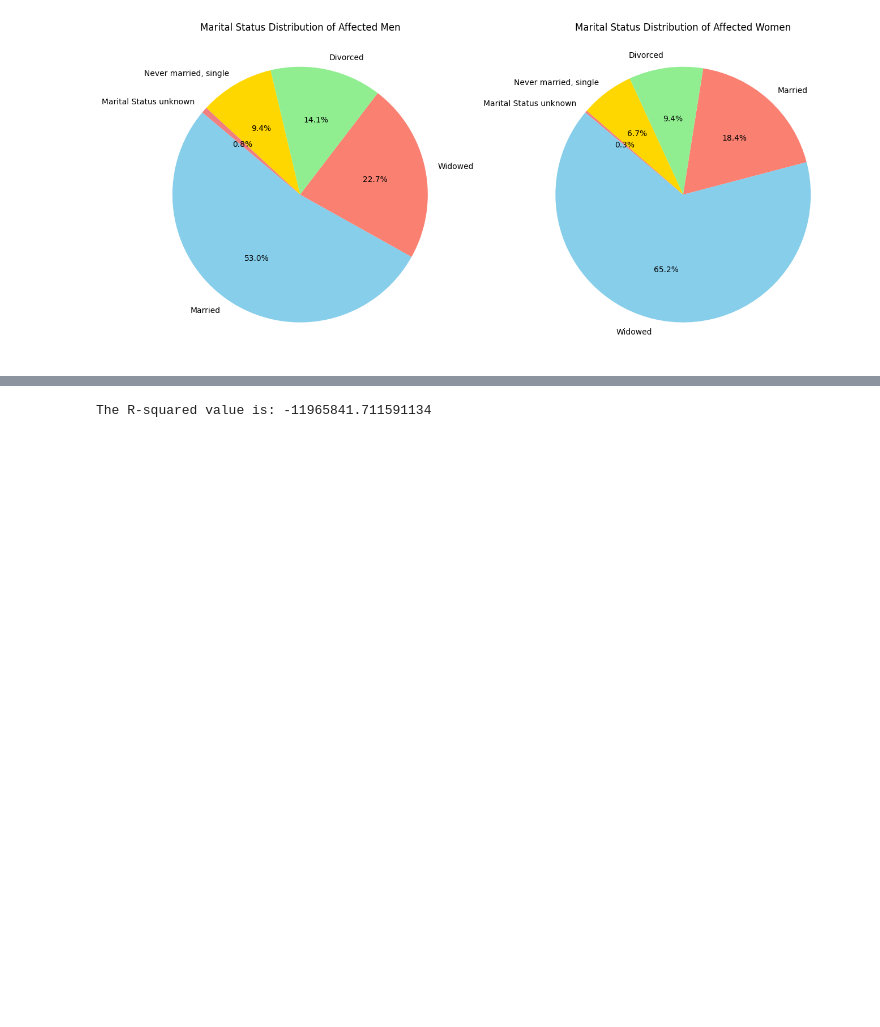
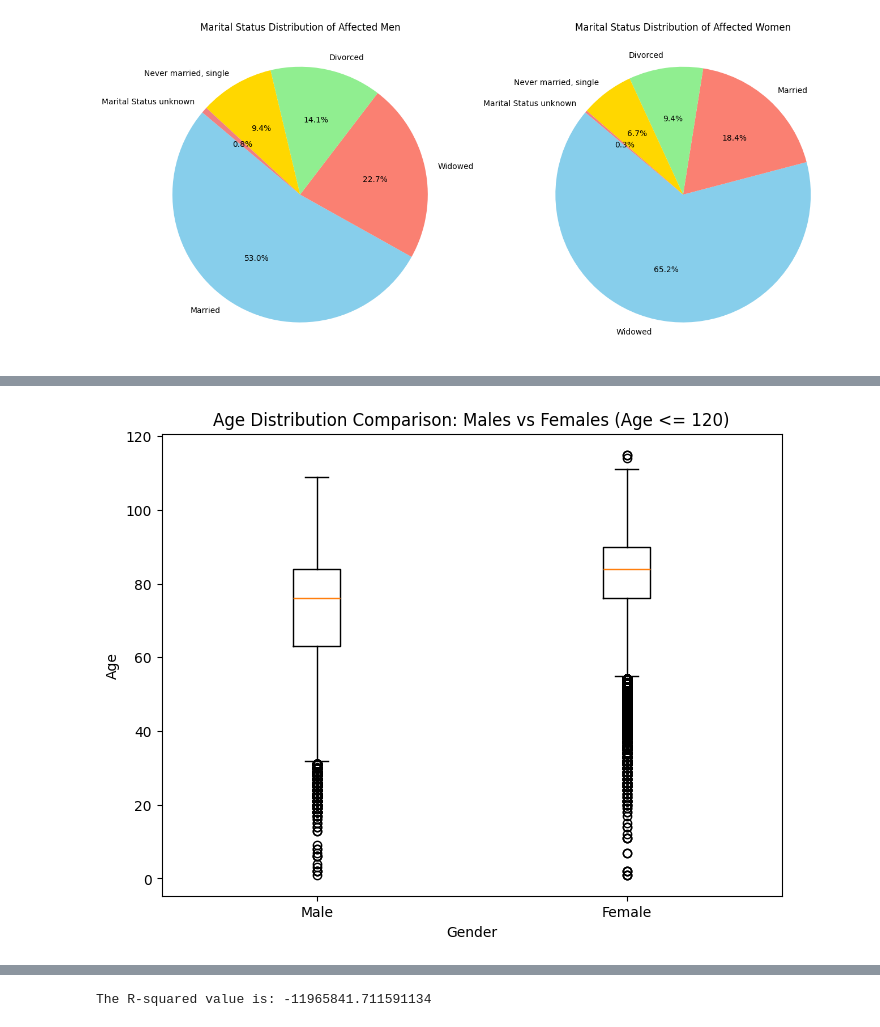
Before and after one commit to azmedtech/ASU_DA_Project1_Team2, a Jupyter notebook: Heart_Disease_2005.ipynb, the cells around one changed output, grey strips where cells are left out. Saved outputs shown, nothing was run; the diff lists cells and outputs as text; code cells hidden in the pictures; blank space fills up the shorter version.

```diff
--- a/Heart_Disease_2005.ipynb
+++ b/Heart_Disease_2005.ipynb
@@ -429,0 +382,15 @@ SyntaxError: unmatched ')' (625034818.py, line 16)
+# %%
+#Create a box and whisker plot to demonstrate the affected
+# Filter the heart disease dataframe for males and females, excluding age values above 120
+male_data = heart_disease_df.loc[(heart_disease_df['sex_text'] == 'Male') & (heart_disease_df['detail_age'] <= 120), 'detail_age']
+female_data = heart_disease_df.loc[(heart_disease_df['sex_text'] == 'Female') & (heart_disease_df['detail_age'] <= 120), 'detail_age']
+
+# Create a box and whisker plot for males vs females with age values below 120
+plt.figure(figsize=(8, 6))
+plt.boxplot([male_data, female_data], labels=['Male', 'Female'])
+plt.title('Age Distribution Comparison: Males vs Females (Age <= 120)')
+plt.xlabel('Gender')
+plt.ylabel('Age')
+plt.show()
+# %% [output]
+[figure, added]
```
Also changed, not shown: parts of 64 cells of this notebook.
